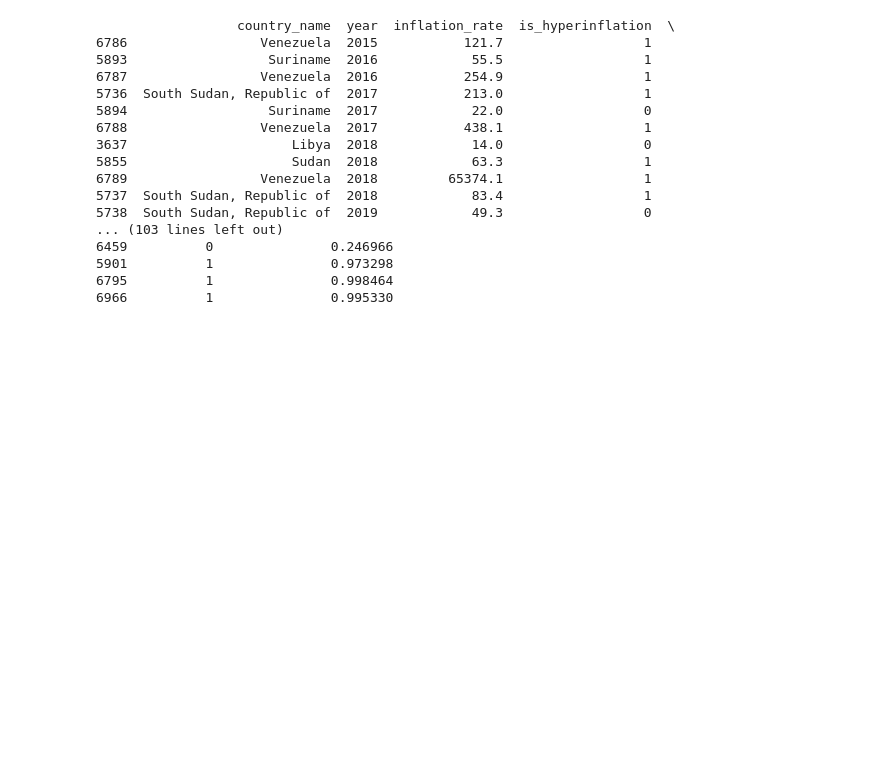
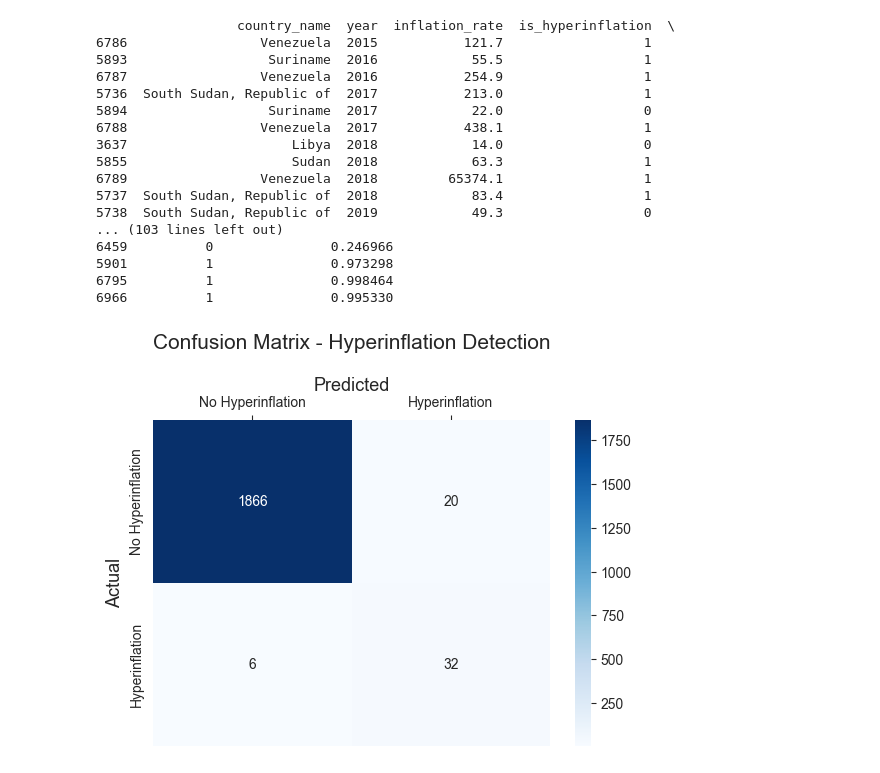
Before and after one commit to varadvankar-07/hyperinflation_detection, a Jupyter notebook: project_1.ipynb, the cells around one changed output. Saved outputs shown, nothing was run; the diff lists cells and outputs as text; code cells hidden in the pictures; blank space fills up the shorter version.

```diff
--- a/project_1.ipynb
+++ b/project_1.ipynb
@@ -419,3 +422,25 @@ print(interesting.sort_values("year"))
 5901          1               0.973298
 6795          1               0.998464
 6966          1               0.995330
+# %%
+import seaborn as sns
+import matplotlib.pyplot as plt
+
+cm = confusion_matrix(y_test, y_pred)
+
+sns.heatmap(cm,
+            annot=True,
+            fmt='g',
+            cmap='Blues',
+            xticklabels=['No Hyperinflation', 'Hyperinflation'],
+            yticklabels=['No Hyperinflation', 'Hyperinflation'])
+plt.ylabel('Actual', fontsize=13)
+plt.title('Confusion Matrix - Hyperinflation Detection', fontsize=15, pad=20)
+plt.gca().xaxis.set_label_position('top')
+plt.xlabel('Predicted', fontsize=13)
+plt.gca().xaxis.tick_top()
+
+plt.gca().figure.subplots_adjust(bottom=0.2)
+plt.show()
+# %% [output]
+[figure, added]
```
Also changed, not shown: parts of 3 cells of this notebook.
